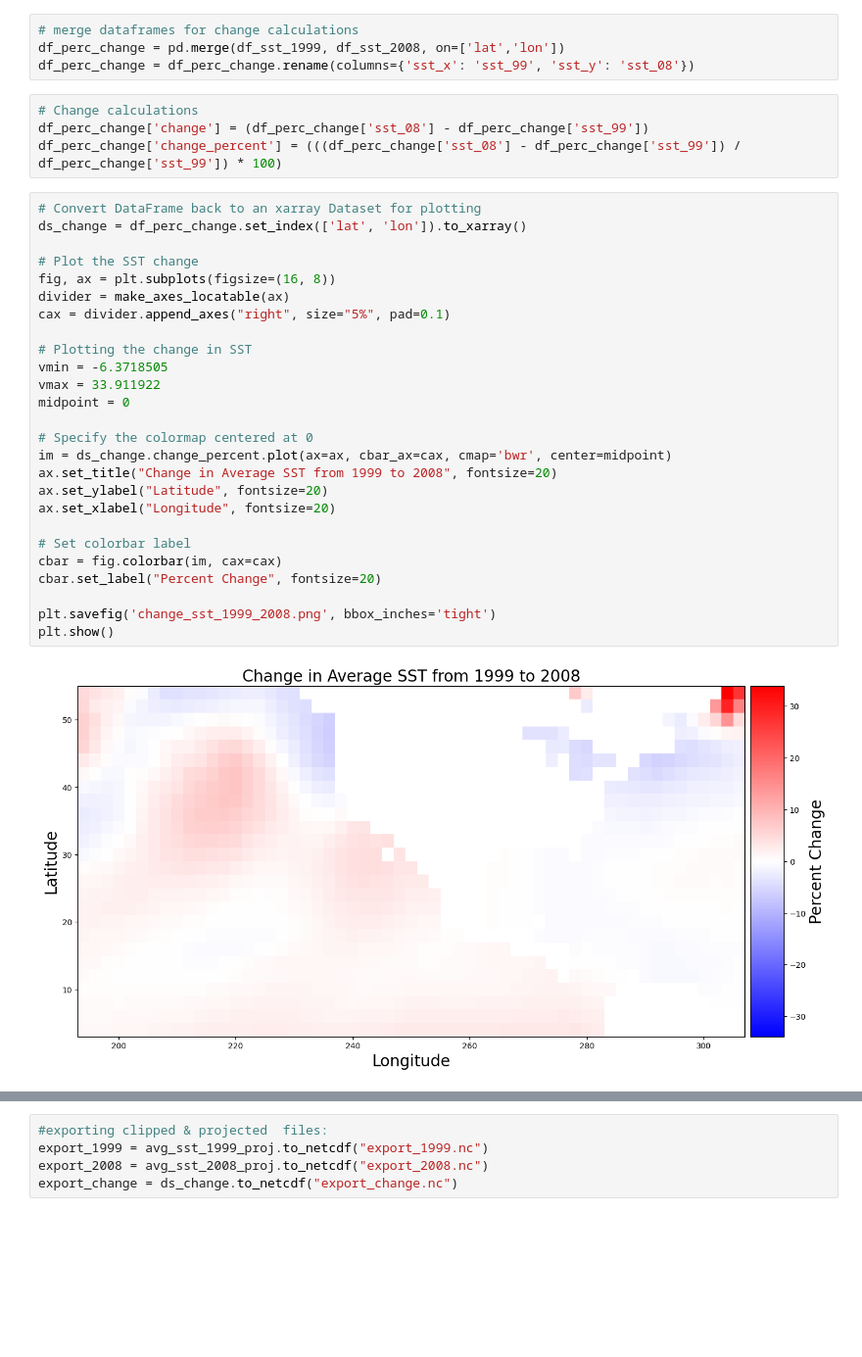
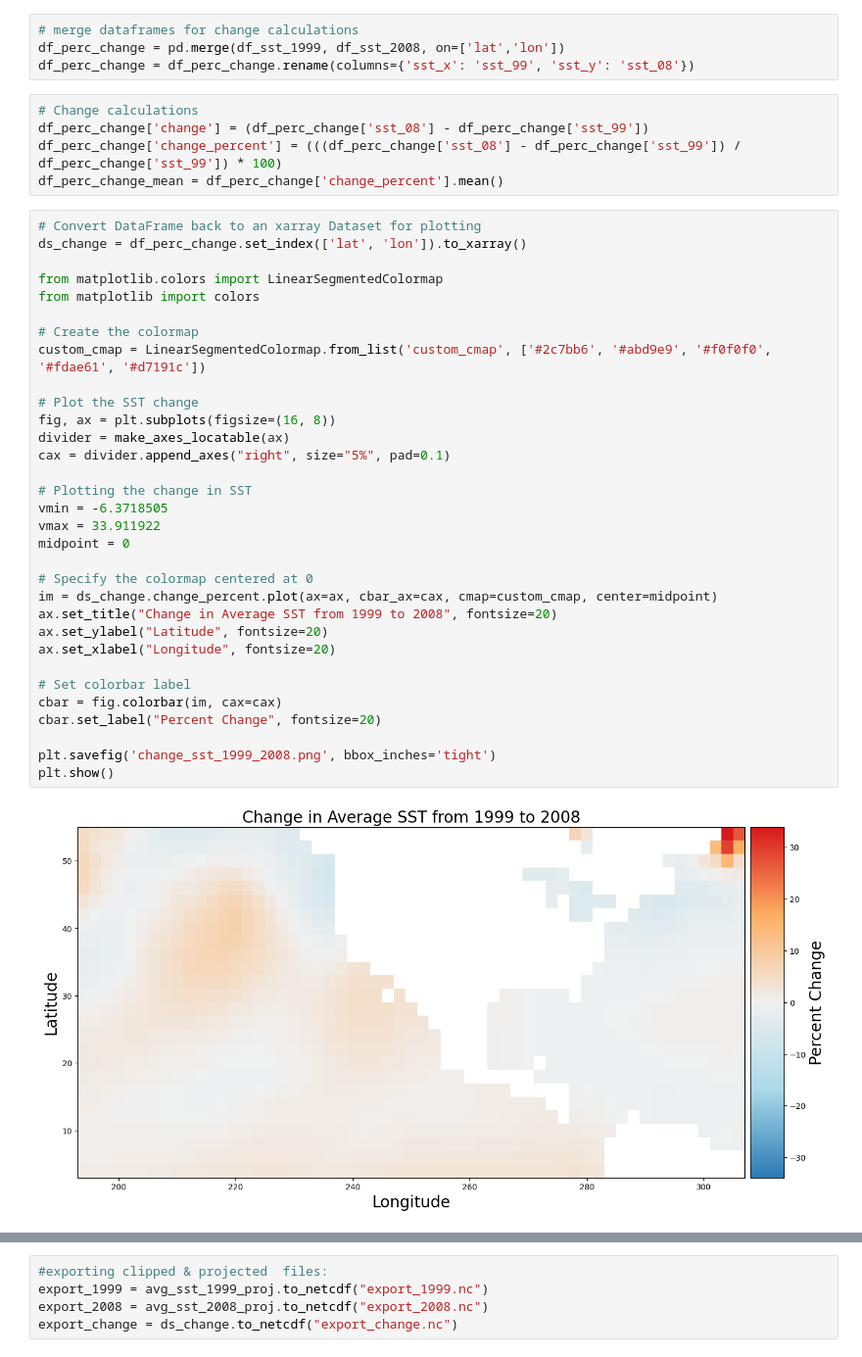
Before and after one commit to alyghanson/migration, a Jupyter notebook: Temperature/Output Deliverable/490_Final_Temp (updated).ipynb, the cells around one changed output, grey strips where cells are left out. Shown at 98% size. Saved outputs shown, nothing was run; the diff lists cells and outputs as text; blank space fills up the shorter version.

```diff
--- a/Temperature/Output Deliverable/490_Final_Temp (updated).ipynb
+++ b/Temperature/Output Deliverable/490_Final_Temp (updated).ipynb
@@ -125,32 +138,39 @@ df_perc_change = df_perc_change.rename(columns={'sst_x': 'sst_99', 'sst_y': 'sst
 # Change calculations
 df_perc_change['change'] = (df_perc_change['sst_08'] - df_perc_change['sst_99'])
 df_perc_change['change_percent'] = (((df_perc_change['sst_08'] - df_perc_change['sst_99']) / df_perc_change['sst_99']) * 100)
+df_perc_change_mean = df_perc_change['change_percent'].mean()
 # %%
 # Convert DataFrame back to an xarray Dataset for plotting
 ds_change = df_perc_change.set_index(['lat', 'lon']).to_xarray()
+
+from matplotlib.colors import LinearSegmentedColormap
+from matplotlib import colors
+
+# Create the colormap
+custom_cmap = LinearSegmentedColormap.from_list('custom_cmap', ['#2c7bb6', '#abd9e9', '#f0f0f0', '#fdae61', '#d7191c'])
 
 # Plot the SST change
 fig, ax = plt.subplots(figsize=(16, 8))
 divider = make_axes_locatable(ax)
 cax = divider.append_axes("right", size="5%", pad=0.1)
 
 # Plotting the change in SST
 vmin = -6.3718505
 vmax = 33.911922
 midpoint = 0
 
 # Specify the colormap centered at 0
-im = ds_change.change_percent.plot(ax=ax, cbar_ax=cax, cmap='bwr', center=midpoint)
+im = ds_change.change_percent.plot(ax=ax, cbar_ax=cax, cmap=custom_cmap, center=midpoint)
 ax.set_title("Change in Average SST from 1999 to 2008", fontsize=20)
 ax.set_ylabel("Latitude", fontsize=20)
 ax.set_xlabel("Longitude", fontsize=20)
 
 # Set colorbar label
 cbar = fig.colorbar(im, cax=cax)
 cbar.set_label("Percent Change", fontsize=20)
 
 plt.savefig('change_sst_1999_2008.png', bbox_inches='tight')
 plt.show()
 # %% [output]
-[figure, old version]
+[figure, new version]
 # %%
```
Also changed, not shown: parts of 3 cells of this notebook, 7 other files.
